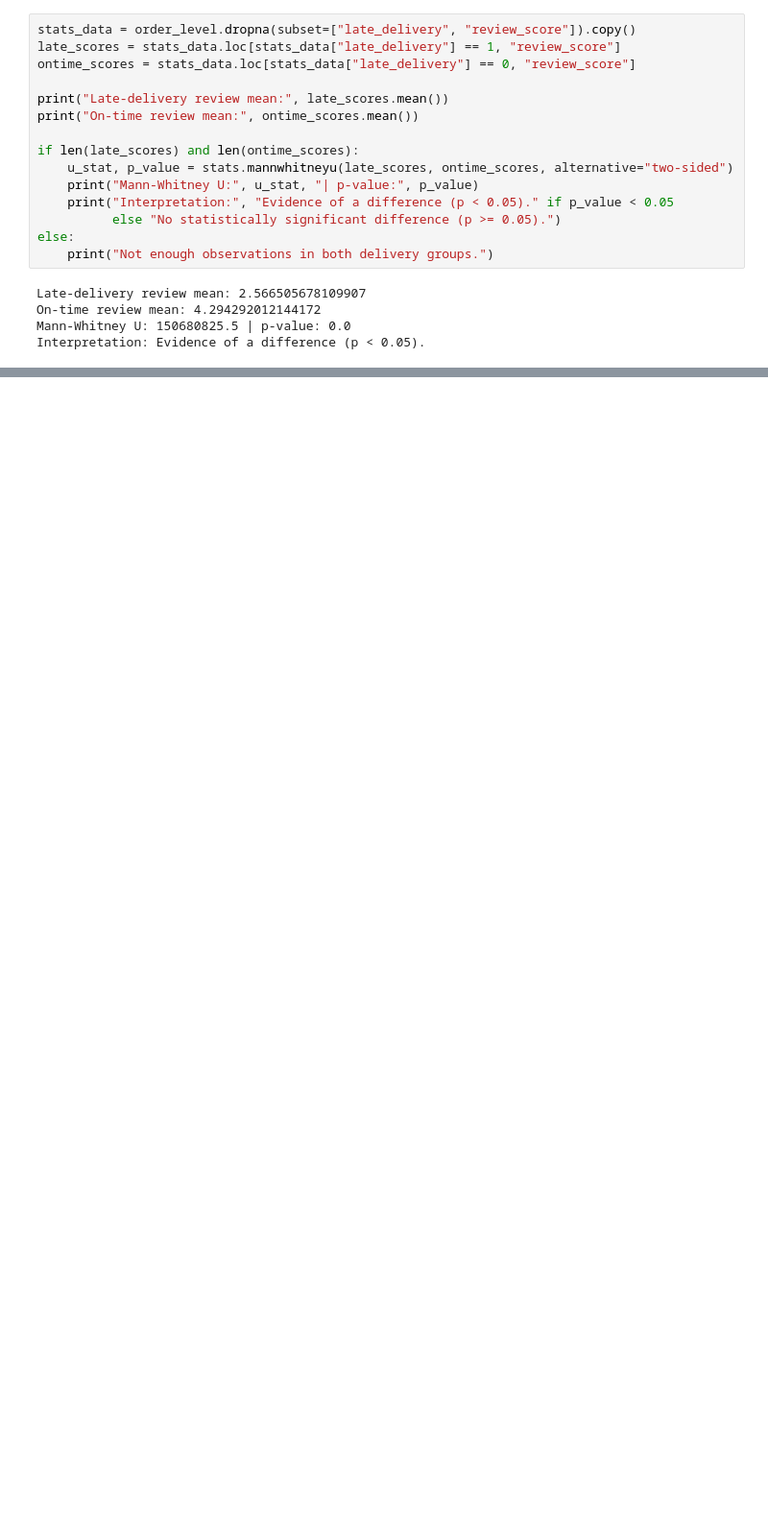
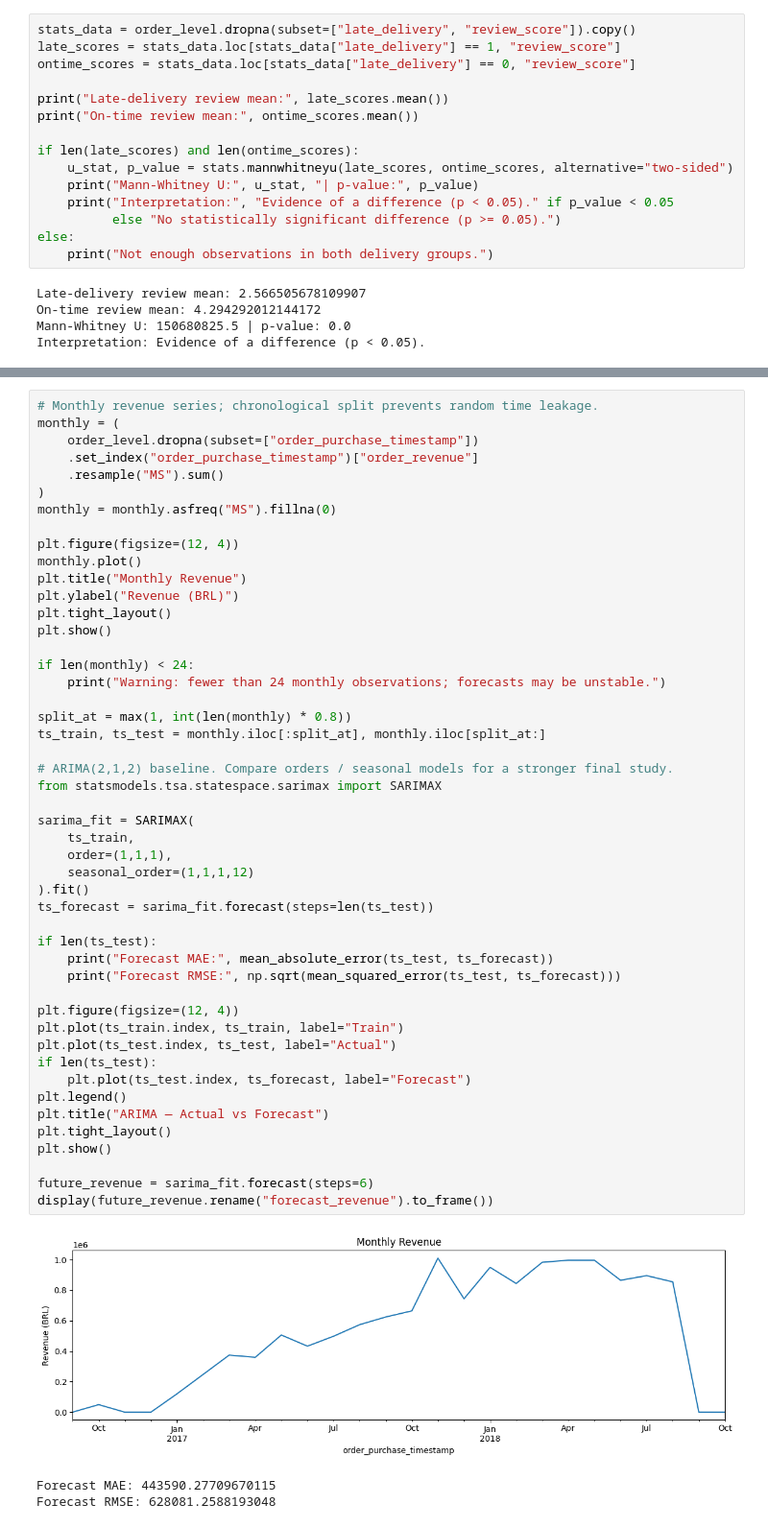
Before and after one commit to chitrasavithri176-cmyk/python-ex, a Jupyter notebook: Olist_Brazilian_Ecommerce_Data_Science_Project_.ipynb, the cells around one changed output, grey strips where cells are left out. Shown at 96% size. Saved outputs shown, nothing was run; the diff lists cells and outputs as text; blank space fills up the shorter version.

```diff
--- a/Olist_Brazilian_Ecommerce_Data_Science_Project_.ipynb
+++ b/Olist_Brazilian_Ecommerce_Data_Science_Project_.ipynb
@@ -637,0 +1683,52 @@ print(classification_report(yte, nlp_pred, zero_division=0))
+# %%
+# Monthly revenue series; chronological split prevents random time leakage.
+monthly = (
+    order_level.dropna(subset=["order_purchase_timestamp"])
+    .set_index("order_purchase_timestamp")["order_revenue"]
+    .resample("MS").sum()
+)
+monthly = monthly.asfreq("MS").fillna(0)
+
+plt.figure(figsize=(12, 4))
+monthly.plot()
+plt.title("Monthly Revenue")
+plt.ylabel("Revenue (BRL)")
+plt.tight_layout()
+plt.show()
+
+if len(monthly) < 24:
+    print("Warning: fewer than 24 monthly observations; forecasts may be unstable.")
+
+split_at = max(1, int(len(monthly) * 0.8))
+ts_train, ts_test = monthly.iloc[:split_at], monthly.iloc[split_at:]
+
+# ARIMA(2,1,2) baseline. Compare orders / seasonal models for a stronger final study.
+from statsmodels.tsa.statespace.sarimax import SARIMAX
+
+sarima_fit = SARIMAX(
+    ts_train,
+    order=(1,1,1),
+    seasonal_order=(1,1,1,12)
+).fit()
+ts_forecast = sarima_fit.forecast(steps=len(ts_test))
+
+if len(ts_test):
+    print("Forecast MAE:", mean_absolute_error(ts_test, ts_forecast))
+    print("Forecast RMSE:", np.sqrt(mean_squared_error(ts_test, ts_forecast)))
+
+plt.figure(figsize=(12, 4))
+plt.plot(ts_train.index, ts_train, label="Train")
+plt.plot(ts_test.index, ts_test, label="Actual")
+if len(ts_test):
+    plt.plot(ts_test.index, ts_forecast, label="Forecast")
+plt.legend()
+plt.title("ARIMA — Actual vs Forecast")
+plt.tight_layout()
+plt.show()
+
+future_revenue = sarima_fit.forecast(steps=6)
+display(future_revenue.rename("forecast_revenue").to_frame())
+# %% [output]
+[figure, added]
+Forecast MAE: 443590.27709670115
+Forecast RMSE: 628081.2588193048
```
Also changed, not shown: parts of 58 cells of this notebook.
